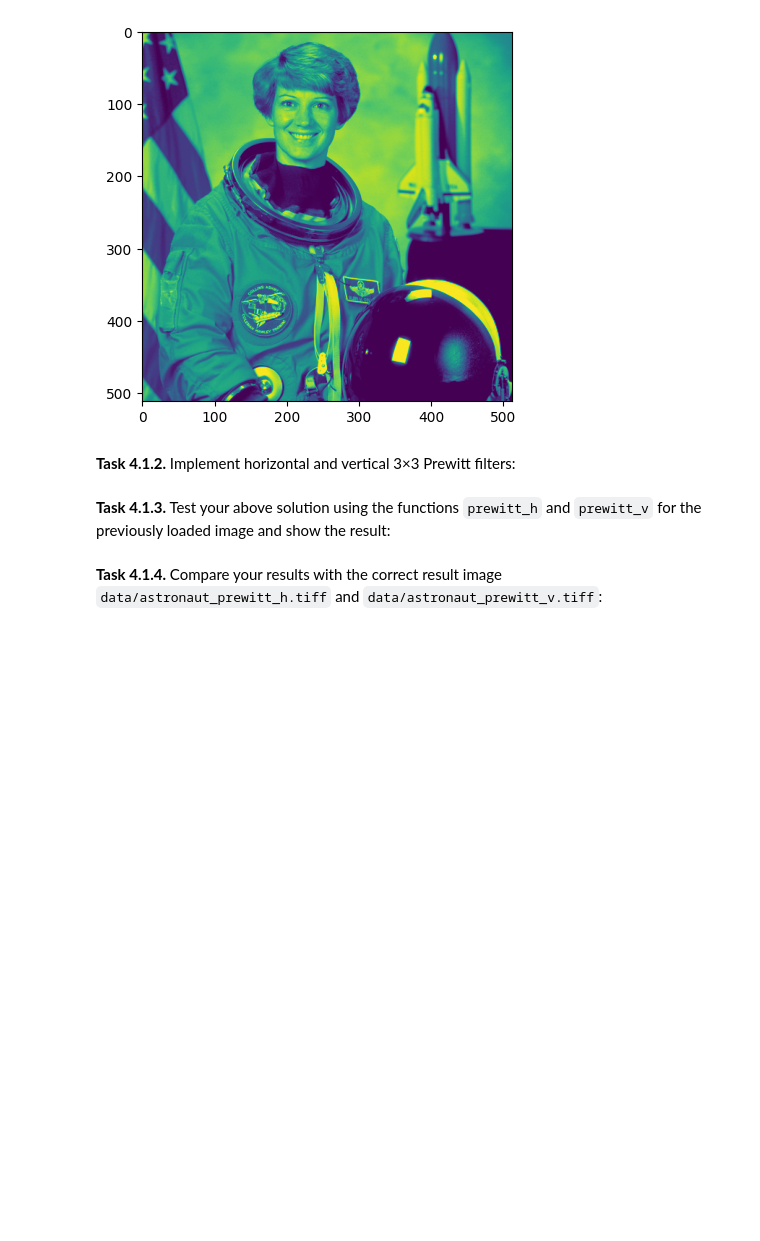
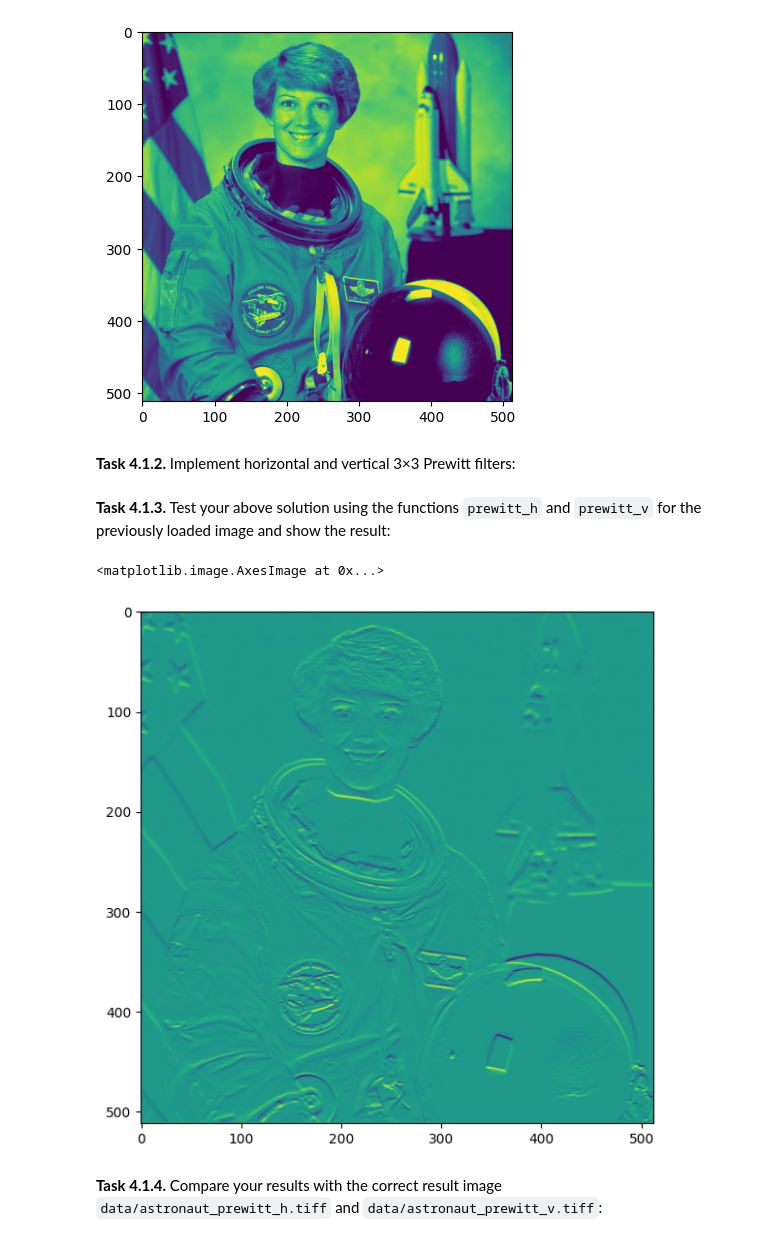
Before and after one commit to Laila-2345/mobi-fs3-python, a Jupyter notebook: task4.ipynb, the cells around one changed output. Saved outputs shown, nothing was run; the diff lists cells and outputs as text; code cells hidden in the pictures; blank space fills up the shorter version.

Commit message:
prewitt but switched?

```diff
--- a/task4.ipynb
+++ b/task4.ipynb
@@ -26,4 +21,52 @@ def prewitt_v(img):
+# %%
+def prewitt_h(img):
+    result = np.zeros(img.shape)
+    img_prewitth_copy = img.copy()
+    kernel_h = np.array ([[1,1,1], [0,0,0], [-1,-1,-1]])
+    size = 3
+    n = (size-1)//2
+    for y in range (n, img.shape[0]-n):
+
+        for x in range (n, img.shape[1]-n):
+            neighborhood = np.zeros((size, size))
+
+            for d in np.ndindex(size, size):
+                dy = y + d[0] - n
+                dx = x + d[1] - n
+                neighborhood[d[0], d[1]] = img_prewitth_copy[dy, dx]
+
+            prewitt_apply = np.sum (neighborhood * kernel_h)
+            result[y,x] = prewitt_apply
+    return result
+def prewitt_v(img):
+    result = np.zeros(img.shape)
+    img_prewittv_copy = img.copy()
+    kernel_v = np.array ([[-1,0,1], [-1,0,1], [-1,0,1]])
+    size = 3
+    n = (size-1)//2
+    for y in range (n, img.shape[0]-n):
+
+        for x in range (n, img.shape[1]-n):
+            neighborhood = np.zeros((size, size))
+
+            for d in np.ndindex(size, size):
+                dy = y + d[0] - n
+                dx = x + d[1] - n
+                neighborhood[d[0], d[1]] = img_prewittv_copy[dy, dx]
+
+            prewitt_apply = np.sum (neighborhood * kernel_v)
+            result[y,x] = prewitt_apply
+    return result
 # %% [markdown]
 **<a id="#">Task 4.1.3.</a>** Test your above solution using the functions `prewitt_h` and `prewitt_v` for the previously loaded image and show the result:
+# %%
+prewitth_img = prewitt_h(astr_ori)
+prewittv_img = prewitt_v(astr_ori)
+plt.figure(figsize = (15,8))
+plt.subplot (1,2,1)
+plt.imshow (prewitth_img)
+# %% [output]
+<matplotlib.image.AxesImage at 0x...>
+[figure, added]
 # %% [markdown]
 **<a id="#">Task 4.1.4.</a>** Compare your results with the correct result image `data/astronaut_prewitt_h.tiff` and `data/astronaut_prewitt_v.tiff`:
```
Also changed, not shown: parts of 4 cells of this notebook, 1 other file.
